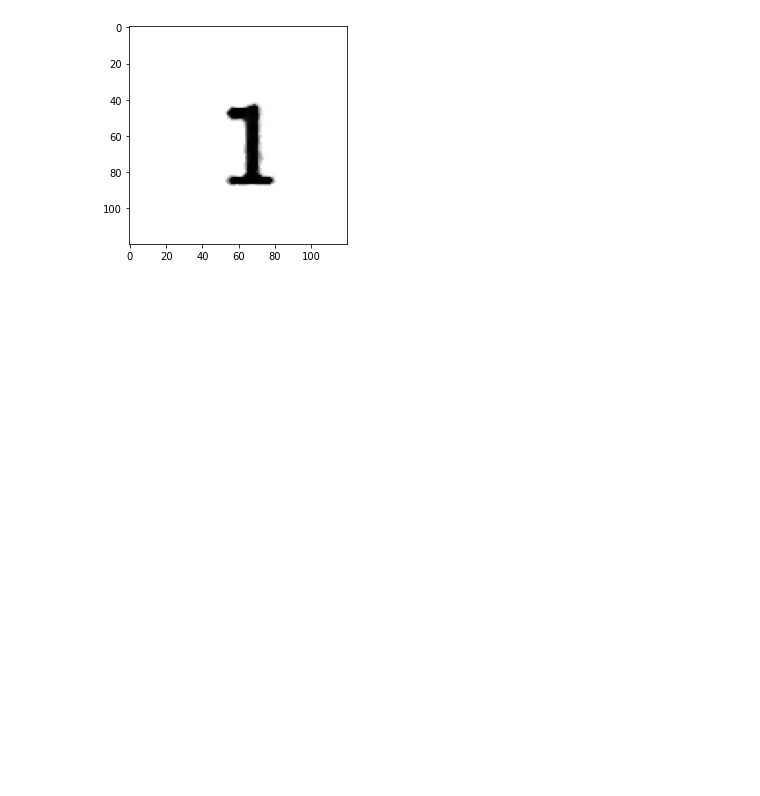
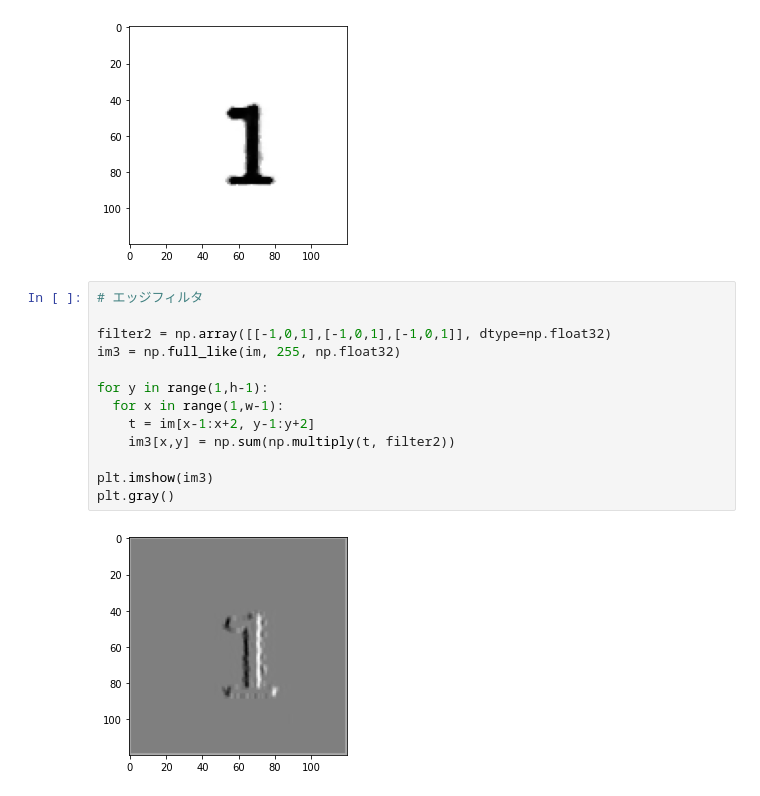
Before and after one commit to MasahiroAraki/SpeechRecognition, a Jupyter notebook: Python/chap02.ipynb, the cells around one changed output. Drawn from its saved outputs; the diff is of its cells as text; blank space fills up the shorter version.

```diff
--- a/Python/chap02.ipynb
+++ b/Python/chap02.ipynb
@@ -121,3 +123,18 @@ plt.imshow(im3)
 plt.gray()
 # %% [output]
 [figure]
+# %%
+# エッジフィルタ
+
+filter2 = np.array([[-1,0,1],[-1,0,1],[-1,0,1]], dtype=np.float32)
+im3 = np.full_like(im, 255, np.float32)
+
+for y in range(1,h-1):
+  for x in range(1,w-1):
+    t = im[x-1:x+2, y-1:y+2]
+    im3[x,y] = np.sum(np.multiply(t, filter2))
+
+plt.imshow(im3)
+plt.gray()
+# %% [output]
+[figure, added]
```
Also changed, not shown: parts of 3 cells of this notebook.
